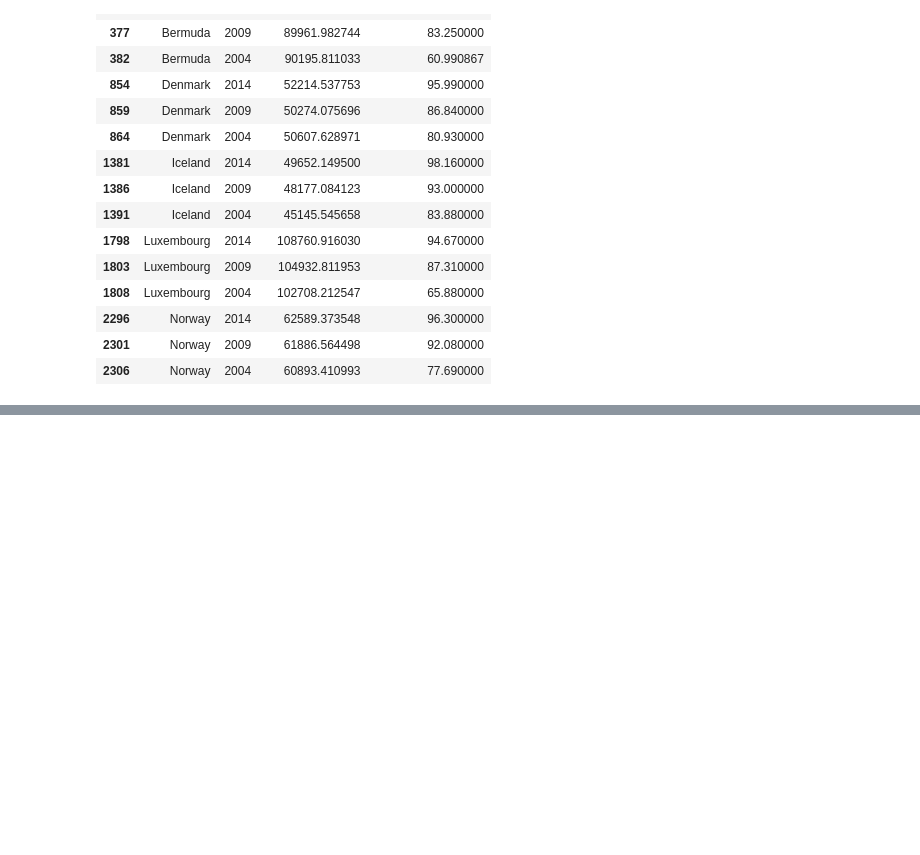
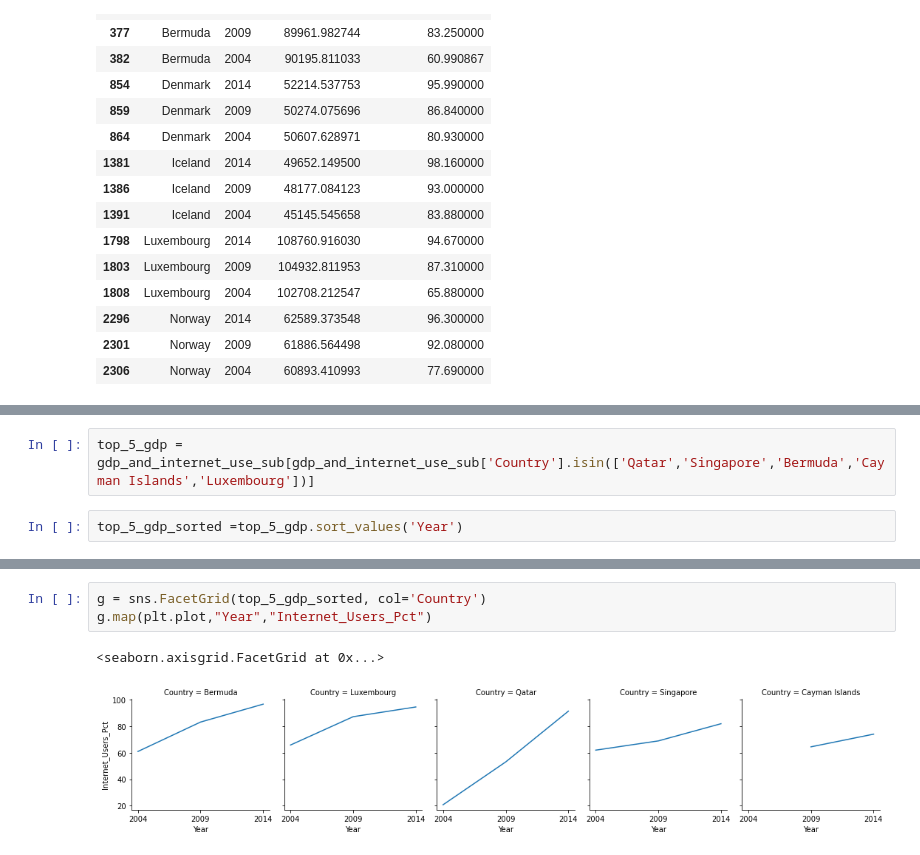
Before and after one commit to igoike/gdp-and-internet-usage-igoike, a Jupyter notebook: notebook/gdp_and_internet_usage.ipynb, the cells around one changed output, grey strips where cells are left out. Cells and saved outputs as stored; diff of their text form; blank space fills up the shorter version.

```diff
--- a/notebook/gdp_and_internet_usage.ipynb
+++ b/notebook/gdp_and_internet_usage.ipynb
@@ -451,0 +497,4 @@ sns.FacetGrid(top_5_internet,row='Year',col='Internet_Users_Pct')
+# %%
+top_5_gdp = gdp_and_internet_use_sub[gdp_and_internet_use_sub['Country'].isin(['Qatar','Singapore','Bermuda','Cayman Islands','Luxembourg'])]
+# %%
+top_5_gdp_sorted =top_5_gdp.sort_values('Year')
@@ -451,0 +519,6 @@ sns.FacetGrid(top_5_internet,row='Year',col='Internet_Users_Pct')
+# %%
+g = sns.FacetGrid(top_5_gdp_sorted, col='Country')
+g.map(plt.plot,"Year","Internet_Users_Pct")
+# %% [output]
+<seaborn.axisgrid.FacetGrid at 0x...>
+[figure, added]
```
Also changed, not shown: parts of 39 cells of this notebook.
